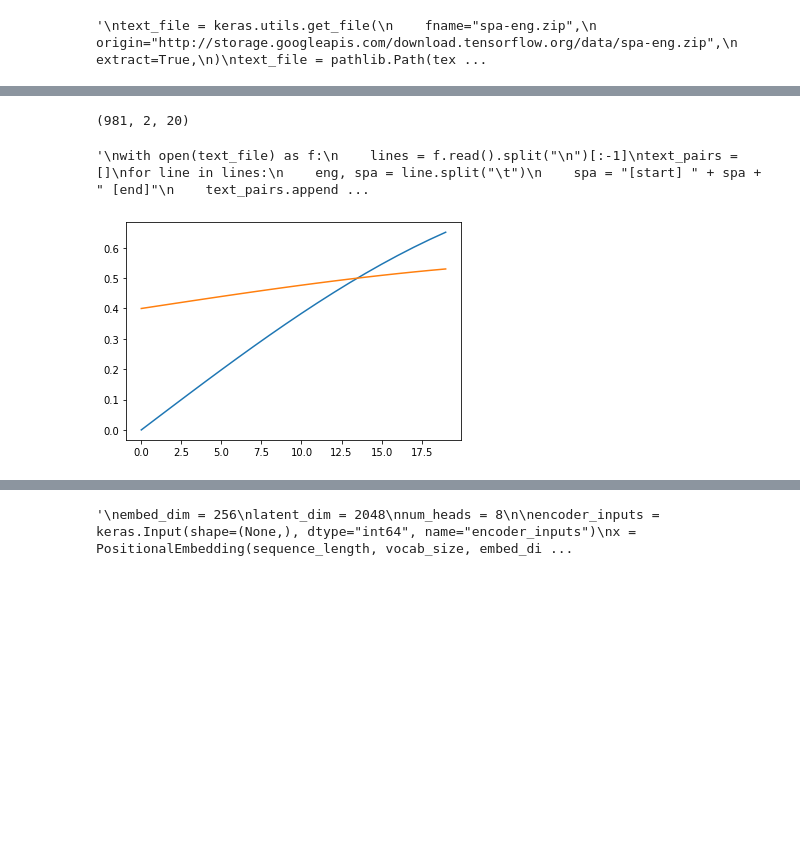
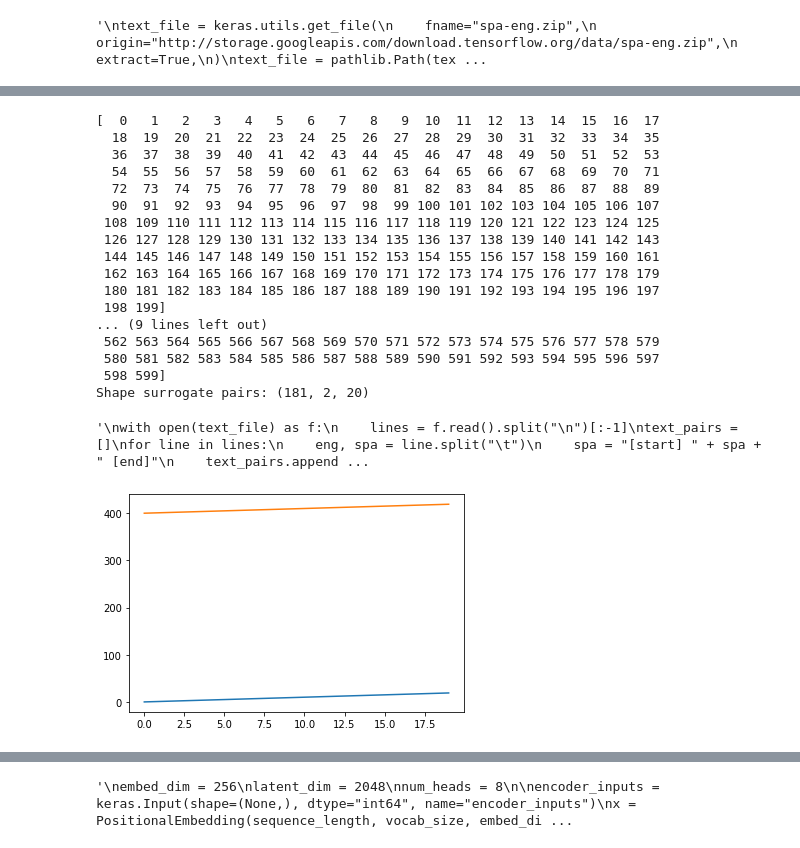
Before and after one commit to StefB4/Head2Eye, a Jupyter notebook: Seq2Seq-Transformer-TimeSeries.ipynb, the cells around one changed output, grey strips where cells are left out. Cells and saved outputs as stored; diff of their text form; code cells hidden in the pictures; blank space fills up the shorter version.

```diff
--- a/Seq2Seq-Transformer-TimeSeries.ipynb
+++ b/Seq2Seq-Transformer-TimeSeries.ipynb
@@ -34,13 +35,23 @@ x2 = 10 * np.sin(t) + t
 x3 = x1 + x2
 x4 = x1 * x2 / 100
 x5 = np.sin(t) * 0.8
+x6 = x5 * 0.2 + 0.4
+
+x1_factor = np.max(np.abs(x1))
+x2_factor = np.max(np.abs(x2))
+x3_factor = np.max(np.abs(x3))
+x4_factor = np.max(np.abs(x4))
+x5_factor = np.max(np.abs(x5))
+x6_factor = np.max(np.abs(x6))
 
 
 # normalize per time series
-x1_normalized = x1 / np.ceil(np.max(np.abs(x1)))
-x2_normalized = x2 / np.ceil(np.max(np.abs(x2)))
-x3_normalized = x3 / np.ceil(np.max(np.abs(x3)))
-x4_normalized = x4 / np.ceil(np.max(np.abs(x4)))
+x1_normalized = x1 / x1_factor
+x2_normalized = x2 / x2_factor
+x3_normalized = x3 / x3_factor
+x4_normalized = x4 / x4_factor
+x5_normalized = x5 / x5_factor
+x6_normalized = x6 / x6_factor
 
 
 plt.figure(figsize=(15, 4))
@@ -48,6 +59,8 @@ plt.plot(range(len(x1_normalized)), x1_normalized, label='x1_normalized')
 plt.plot(range(len(x2_normalized)), x2_normalized, label='x2_normalized')
 plt.plot(range(len(x3_normalized)), x3_normalized, label='x3_normalized')
 plt.plot(range(len(x4_normalized)), x4_normalized, label='x4_normalized')
+plt.plot(range(len(x5_normalized)), x5_normalized, label='x5_norm (inp)')
+plt.plot(range(len(x6_normalized)), x6_normalized, label='x6_norm (target)')
 plt.legend(loc='upper center', bbox_to_anchor=(0.5, -0.15), fancybox=True, shadow=False, ncol=2)
 plt.show()
 # %% [output]
@@ -55,23 +68,71 @@ plt.show()
 # %%
-# generate pairs
-surrogate_data = np.array([x5,x5*0.2+0.4]).T
+# Create input and target datasets
+
+'''
+seq_length = 20
+batch_size = 128
+input_dataset = timeseries_dataset_from_array(data=x5_normalized,targets=None, sequence_length = seq_length, sequence_stride = 1, batch_size = batch_size, shuffle = False)
+target_dataset = timeseries_dataset_from_array(data=x6_normalized,targets=None, sequence_length = seq_length, sequence_stride = 1, batch_size = batch_size, shuffle = False)
+
+# check data is correctly cut
+for batch in zip(input_dataset, target_dataset):
+    inputs, targets = batch
+
+    assert np.array_equal(inputs[0], x5_normalized[:seq_length])
+    assert np.array_equal(targets[1], x6_normalized[1:seq_length + 1])
+    break
+'''
+
+
+# datas.as_numpy_iterator())[-1]
+
+# generate pairs (old way)
+
+
+x5_normalized = np.arange(200) # / 400
+
+print(x5_normalized)
+
+x6_normalized = np.arange(400,600) #/ 600
+
+print(x6_normalized)
+
+surrogate_data = np.array([x5_normalized,x6_normalized]).T
 surrogate_pairs = create_rolling_windows(surrogate_data,20)
 surrogate_pairs = np.swapaxes(surrogate_pairs,1,2)
-print(surrogate_pairs.shape)
+print("Shape surrogate pairs: " + str(surrogate_pairs.shape))
 
 plt.plot(surrogate_pairs[0][0])
 plt.plot(surrogate_pairs[0][1])
+
+
 
 '''
 with open(text_file) as f:
     lines = f.read().split("\n")[:-1]
 text_pairs = []
 for line in lines:
     eng, spa = line.split("\t")
     spa = "[start] " + spa + " [end]"
     text_pairs.append((eng, spa))
 '''
 # %% [output]
-(981, 2, 20)
+[  0   1   2   3   4   5   6   7   8   9  10  11  12  13  14  15  16  17
+  18  19  20  21  22  23  24  25  26  27  28  29  30  31  32  33  34  35
+  36  37  38  39  40  41  42  43  44  45  46  47  48  49  50  51  52  53
+  54  55  56  57  58  59  60  61  62  63  64  65  66  67  68  69  70  71
+  72  73  74  75  76  77  78  79  80  81  82  83  84  85  86  87  88  89
+  90  91  92  93  94  95  96  97  98  99 100 101 102 103 104 105 106 107
+ 108 109 110 111 112 113 114 115 116 117 118 119 120 121 122 123 124 125
+ 126 127 128 129 130 131 132 133 134 135 136 137 138 139 140 141 142 143
+ 144 145 146 147 148 149 150 151 152 153 154 155 156 157 158 159 160 161
+ 162 163 164 165 166 167 168 169 170 171 172 173 174 175 176 177 178 179
+ 180 181 182 183 184 185 186 187 188 189 190 191 192 193 194 195 196 197
+ 198 199]
+... (9 lines left out)
+ 562 563 564 565 566 567 568 569 570 571 572 573 574 575 576 577 578 579
+ 580 581 582 583 584 585 586 587 588 589 590 591 592 593 594 595 596 597
+ 598 599]
+Shape surrogate pairs: (181, 2, 20)
 '\nwith open(text_file) as f:\n    lines = f.read().split("\n")[:-1]\ntext_pairs = []\nfor line in lines:\n    eng, spa = line.split("\t")\n    spa = "[start] " + spa + " [end]"\n    text_pairs.append ...
-[figure, old version]
+[figure, new version]
```
Also changed, not shown: parts of 10 cells of this notebook.
